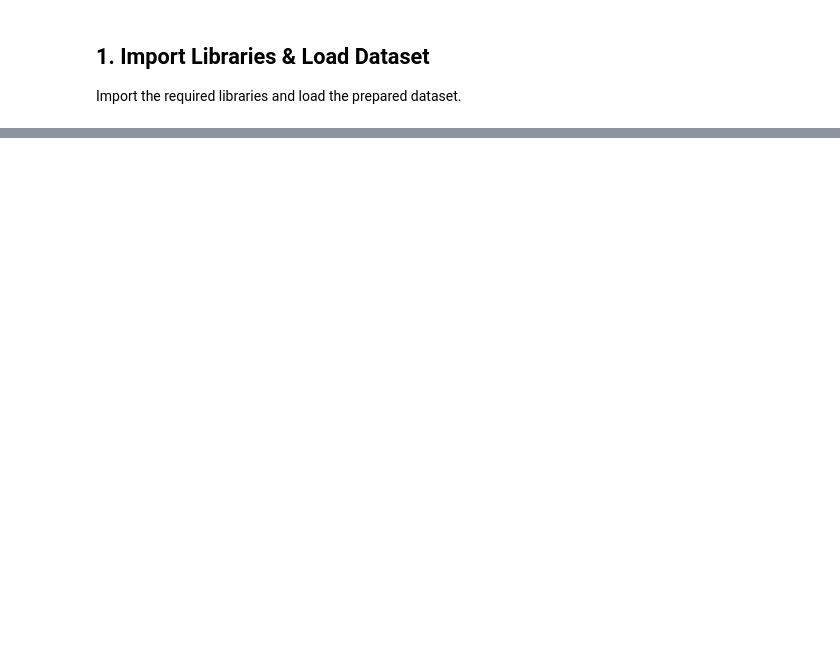
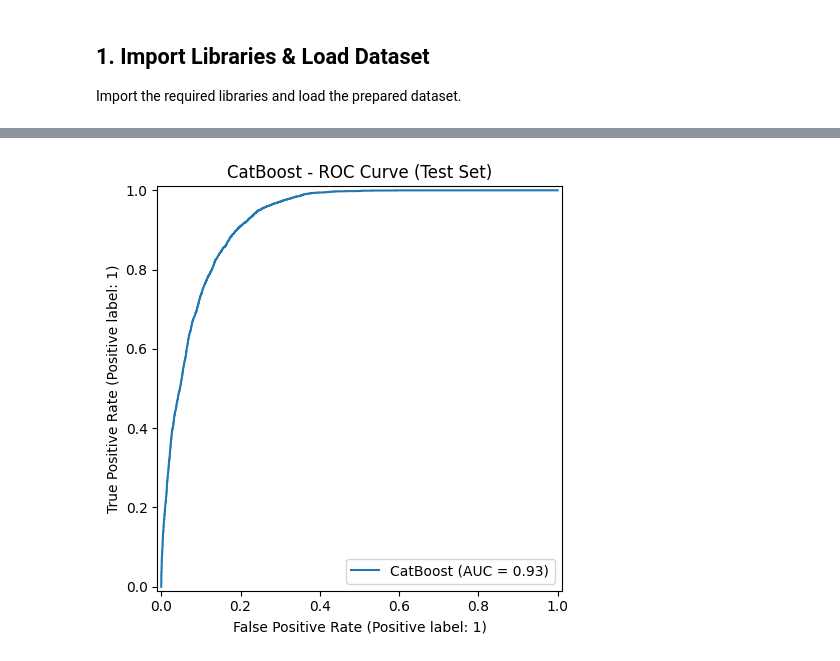
Before and after one commit to Alaa-20040521/AML-Money-Laundering-Detection, a Jupyter notebook: notebooks/Model_Training_and_Evaluation_Organized.ipynb, the cells around one changed output, grey strips where cells are left out. Cells and saved outputs as stored; diff of their text form; code cells hidden in the pictures; blank space fills up the shorter version.

```diff
--- a/notebooks/Model_Training_and_Evaluation_Organized.ipynb
+++ b/notebooks/Model_Training_and_Evaluation_Organized.ipynb
@@ -624,0 +202,21 @@ plt.show()
+# %%
+# Train CatBoost
+
+cat_model = Pipeline(steps=[
+    ("preprocessor", clone(preprocessor)),
+    ("classifier", CatBoostClassifier(
+        iterations=800,
+        depth=6,
+        learning_rate=0.03,
+        l2_leaf_reg=5,
+        auto_class_weights="Balanced",
+        eval_metric="PRAUC",
+        random_seed=42,
+        verbose=0,
+        allow_writing_files=False
+    ))
+])
+
+cat_model.fit(X_train, y_train)
+
+print("CatBoost training completed.")
@@ -624,0 +538,20 @@ plt.show()
+# %%
+# Plot ROC curve
+
+fig, ax = plt.subplots(figsize=(7, 5))
+
+RocCurveDisplay.from_predictions(
+    y_test,
+    test_prob,
+    name=selected_model_name,
+    ax=ax
+)
+
+ax.set_title(
+    f"{selected_model_name} - ROC Curve (Test Set)"
+)
+
+plt.tight_layout()
+plt.show()
+# %% [output]
+[figure, added]
```
Also changed, not shown: parts of 61 cells of this notebook.
